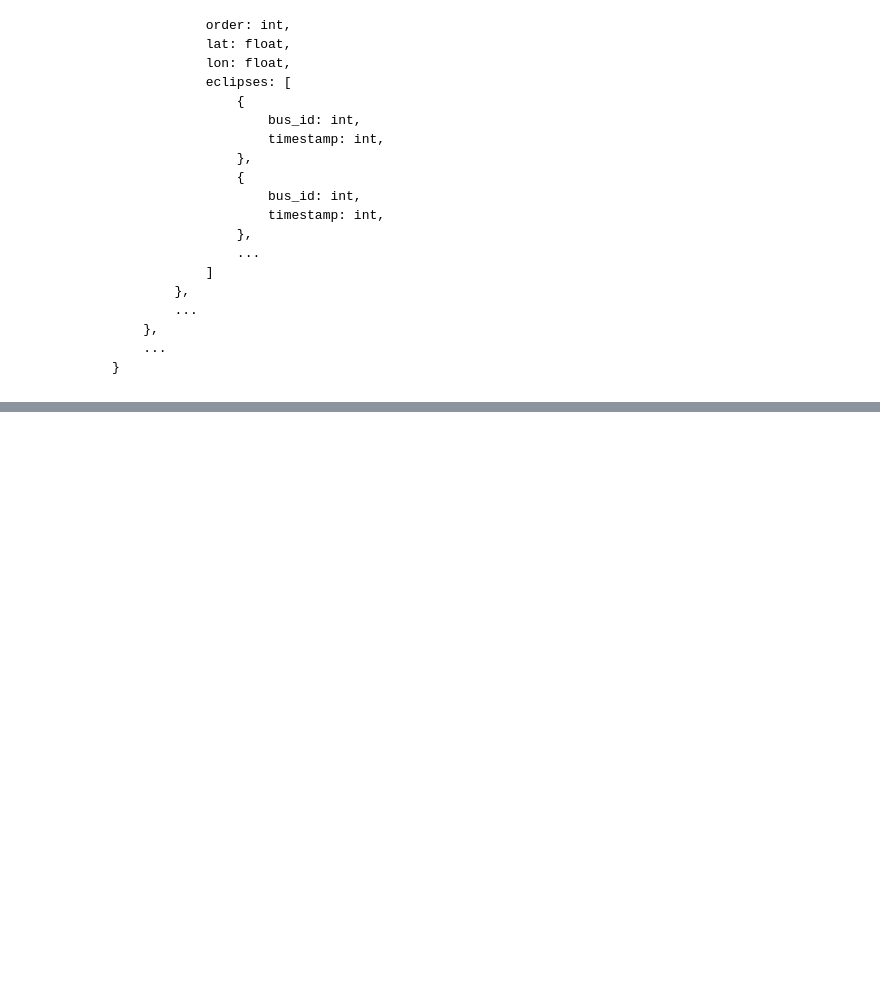
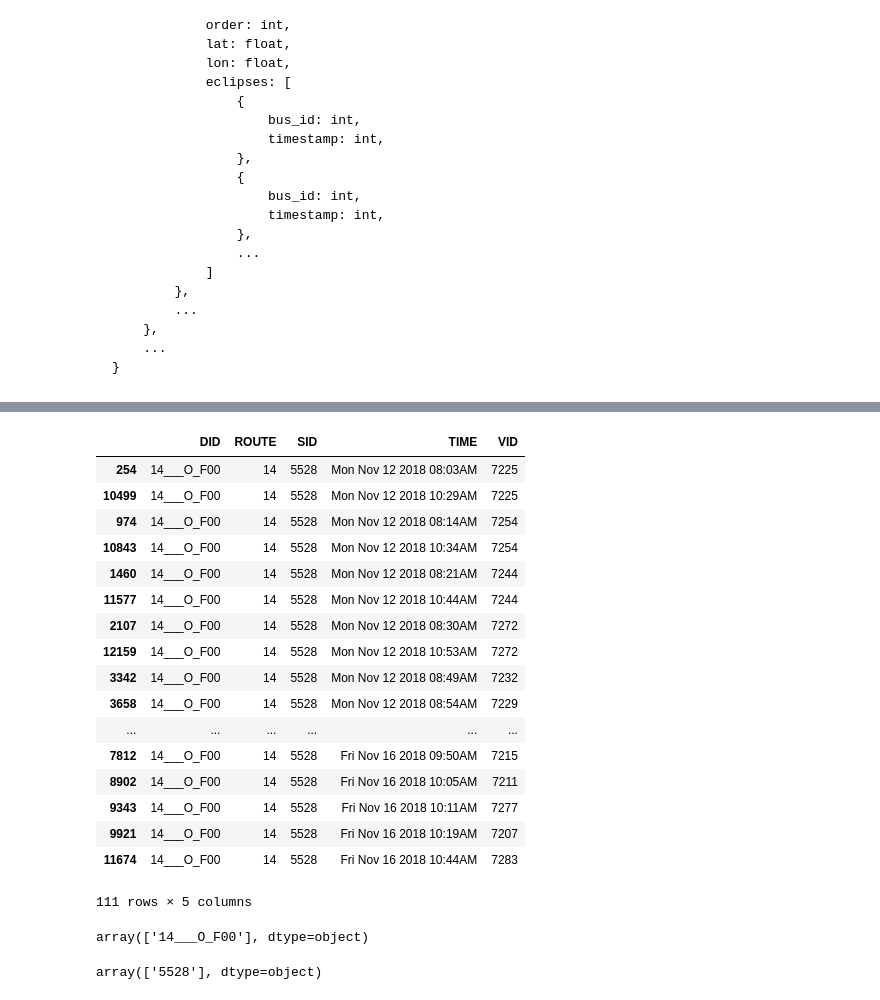
Before and after one commit to trynmaps/opentransit-metrics, a Jupyter notebook: mykelu/eclipses.ipynb, the cells around one changed output, grey strips where cells are left out. Drawn from its saved outputs; the diff is of its cells as text; code cells hidden in the pictures; blank space fills up the shorter version.

Commit message:
Wrote initial version of get_stops

```diff
--- a/mykelu/eclipses.ipynb
+++ b/mykelu/eclipses.ipynb
@@ -54,7 +54,7 @@ def query_graphql(start_time: int, end_time: int, route: str) -> list:
 # %% [markdown]
 # Produce Datatables
 # %%
-def produce_stops(data: list) -> pd.DataFrame:
+def produce_stops(data: list, route: str) -> pd.DataFrame:
     stops = pd.io.json.json_normalize(data,
                                       record_path=['stops']) \
             .rename(columns={'lat': 'LAT',
@@ -65,8 +65,7 @@ def produce_stops(data: list) -> pd.DataFrame:
     # obtain stop directions
     stops['DID'] = stops['SID'].map({stop: direction['id']
                                      for direction in requests
-                                                      .get("http://restbus.info/api/agencies/sf-muni/"
-                                                           f"routes/{route}")
+                                                      .get(f"http://restbus.info/api/agencies/sf-muni/routes/{route}")
                                                       .json()['directions']
                                      for stop in direction['stops']})
 
@@ -122,7 +121,7 @@ def find_eclipses(buses, stop):
     eclipses['DIST'] = eclipses.apply(lambda bus: distance(stop[['LAT', 'LON']],
                                                            bus[['LAT', 'LON']]).meters,
                                       axis='columns')
-    eclipses['TIME'] = eclipses['TIME'].astype(int)
+    eclipses['TIME'] = eclipses['TIME'].astype(np.int64)
     eclipses = eclipses[['TIME', 'VID', 'DIST']]
 
     # only keep positions within 750 meters
@@ -182,10 +181,10 @@ def show_stop(eclipses, nadirs):
 # %% [markdown]
 # Hardcore Data Science
 # %%
-route = "14"
+route = ["12", "14"]
 
-timespan = ("08:00 PST",
-            "11:00 PST")
+timespan = ("08:00",
+            "11:00")
 
 dates = [
     "2018-11-12",
@@ -193,12 +192,6 @@ dates = [
     "2018-11-14",
     "2018-11-15",
     "2018-11-16",
-
-    "2018-11-19",
-    "2018-11-20",
-    "2018-11-21",
-    "2018-11-22",
-    "2018-11-23",
 ]
 # %% [markdown]
 Issue: The plot is labeled based on the machine's current timezone, which may not necessarily match the times sent to the API. To remedy this, the logic for displaying the plot would have to be adjusted to account for the UTC offset of the epochs we get back from the API, which I'm hoping there's a module for but I'm not presently familiar with any.
@@ -337,0 +401,2 @@ bus_data.write_file("bus_data.json")
+# %%
+new_stops = get_stops(dates, route, directions = ['14___O_F00'], new_stops = ['5528'], times = timespan)
@@ -337,0 +421,32 @@ bus_data.write_file("bus_data.json")
+# %%
+# TODO: parse direction as inbound/outbound? (remove route indicator)
+# filter by direction/stop if provided
+# split date/time
+new_stops
+# %% [output]
+|  | DID | ROUTE | SID | TIME | VID |
+| 254 | 14___O_F00 | 14 | 5528 | Mon Nov 12 2018 08:03AM | 7225 |
+| 10499 | 14___O_F00 | 14 | 5528 | Mon Nov 12 2018 10:29AM | 7225 |
+| 974 | 14___O_F00 | 14 | 5528 | Mon Nov 12 2018 08:14AM | 7254 |
+| 10843 | 14___O_F00 | 14 | 5528 | Mon Nov 12 2018 10:34AM | 7254 |
+| 1460 | 14___O_F00 | 14 | 5528 | Mon Nov 12 2018 08:21AM | 7244 |
+| 11577 | 14___O_F00 | 14 | 5528 | Mon Nov 12 2018 10:44AM | 7244 |
+| 2107 | 14___O_F00 | 14 | 5528 | Mon Nov 12 2018 08:30AM | 7272 |
+| 12159 | 14___O_F00 | 14 | 5528 | Mon Nov 12 2018 10:53AM | 7272 |
+| 3342 | 14___O_F00 | 14 | 5528 | Mon Nov 12 2018 08:49AM | 7232 |
+| 3658 | 14___O_F00 | 14 | 5528 | Mon Nov 12 2018 08:54AM | 7229 |
+| ... | ... | ... | ... | ... | ... |
+| 7812 | 14___O_F00 | 14 | 5528 | Fri Nov 16 2018 09:50AM | 7215 |
+| 8902 | 14___O_F00 | 14 | 5528 | Fri Nov 16 2018 10:05AM | 7211 |
+| 9343 | 14___O_F00 | 14 | 5528 | Fri Nov 16 2018 10:11AM | 7277 |
+| 9921 | 14___O_F00 | 14 | 5528 | Fri Nov 16 2018 10:19AM | 7207 |
+| 11674 | 14___O_F00 | 14 | 5528 | Fri Nov 16 2018 10:44AM | 7283 |
+111 rows × 5 columns
+# %%
+new_stops['DID'].unique()
+# %% [output]
+array(['14___O_F00'], dtype=object)
+# %%
+new_stops['SID'].unique()
+# %% [output]
+array(['5528'], dtype=object)
```
Also changed, not shown: parts of 9 cells of this notebook, 3 other files.
